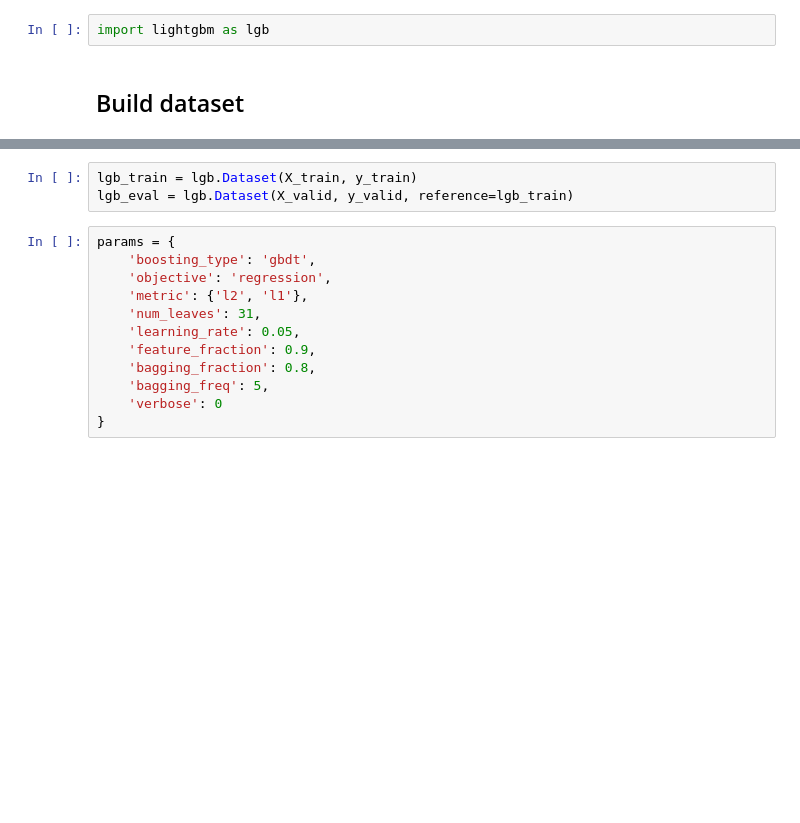
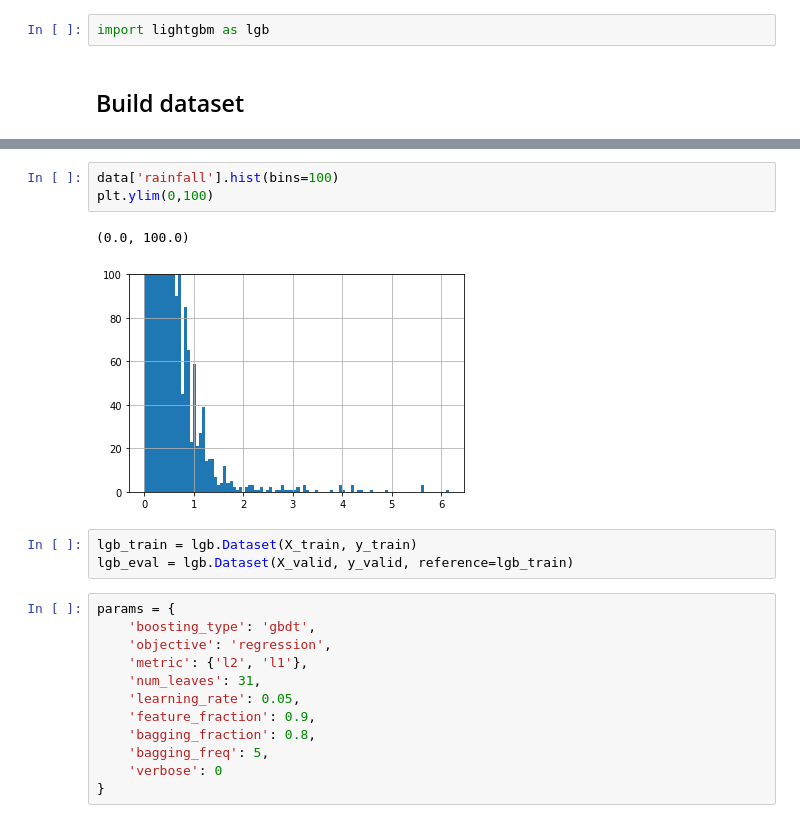
Before and after one commit to SjoerdGn/str-flow-pred-and-control, a Jupyter notebook: data_exploration/first_predictions_stony_creek.ipynb, the cells around one changed output, grey strips where cells are left out. Saved outputs shown, nothing was run; the diff lists cells and outputs as text; blank space fills up the shorter version.

```diff
--- a/data_exploration/first_predictions_stony_creek.ipynb
+++ b/data_exploration/first_predictions_stony_creek.ipynb
@@ -59,3 +67,9 @@ y_valid = data_valid["target"]
+# %%
+data['rainfall'].hist(bins=100)
+plt.ylim(0,100)
+# %% [output]
+(0.0, 100.0)
+[figure, added]
 # %%
 lgb_train = lgb.Dataset(X_train, y_train)
 lgb_eval = lgb.Dataset(X_valid, y_valid, reference=lgb_train)
```
Also changed, not shown: parts of 7 cells of this notebook.
